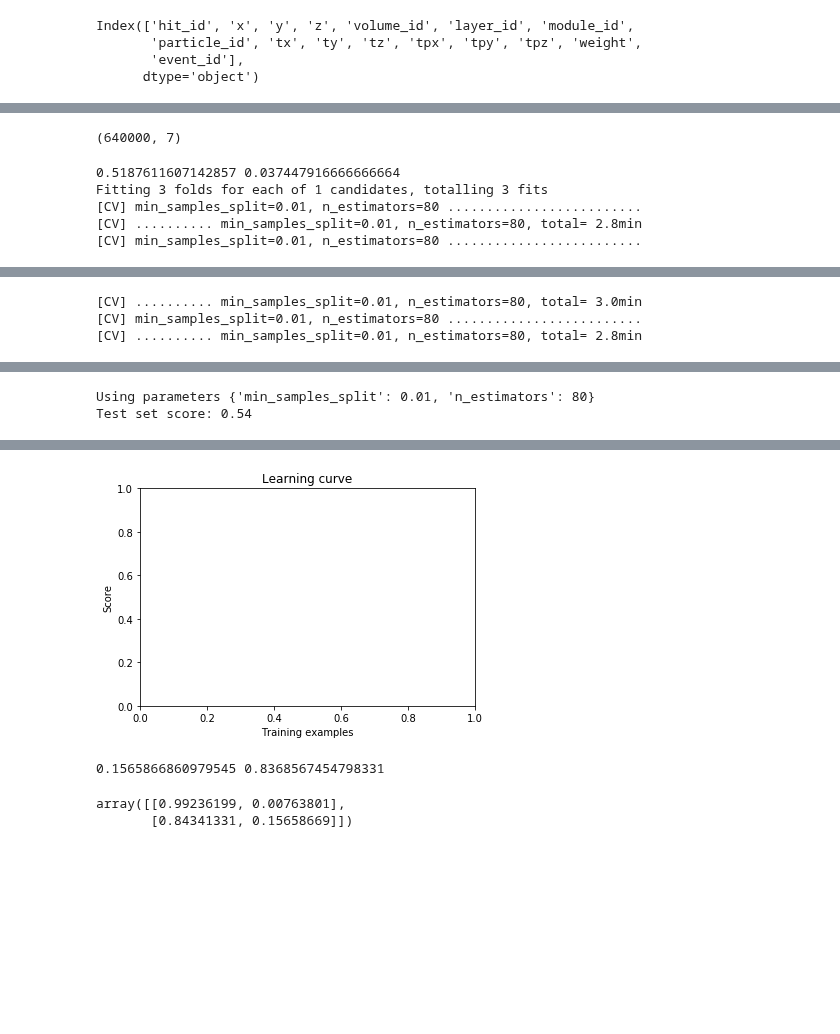
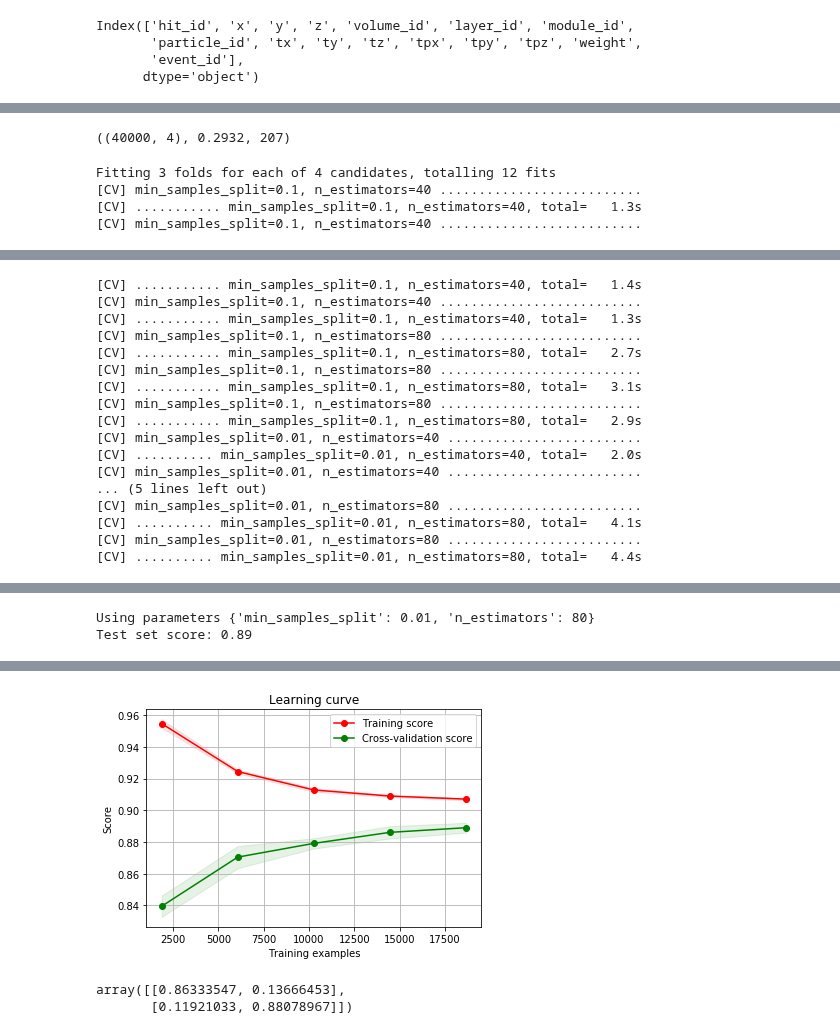
Before and after one commit to jonnor/datascience-master, a Jupyter notebook: trackml/Particles.ipynb, the cells around one changed output, grey strips where cells are left out. Drawn from its saved outputs; the diff is of its cells as text; code cells hidden in the pictures; blank space fills up the shorter version.

```diff
--- a/trackml/Particles.ipynb
+++ b/trackml/Particles.ipynb
@@ -135,23 +149,23 @@ def pair_features(pairs):
     features['zd'] = pairs['znorm_a'] - pairs['znorm_b']
 
     # Position
-    features['xa'] = pairs['xnorm_a']
-    features['ya'] = pairs['ynorm_a']
-    features['za'] = pairs['znorm_a']
+    #features['xa'] = pairs['xnorm_a']
+    #features['ya'] = pairs['ynorm_a']
+    #features['za'] = pairs['znorm_a']
 
     # Target
     features['matches'] = pairs['matches']
 
     return features
 
-pairs = sample_pairs(40, random_state=2)
+pairs = sample_pairs(100, random_state=2)
 data = pair_features(pairs)
-data.shape, data.matches.mean()
+data.shape, data.matches.mean(), len(pairs['particle_id_a'].unique())
 
 #data[data.matches==False].head(n=2)
 #data[data.matches==True].head(n=2)
 # %% [output]
-(640000, 7)
+((40000, 4), 0.2932, 207)
 # %%
 #data[['xd', 'yd', 'zd']].groupby(data['matches']).hist(figsize=(16,8), bins=40, alpha=0.8)
 # %%
@@ -219,17 +233,8 @@ data_columns = list(set(data.columns) - set(target_columns))
 
 s = model_selection.train_test_split(data[data_columns], data[target_columns], test_size=test_size, random_state=seed)
 X_train, X_test, Y_train, Y_test = s
-
-train = X_train
-train['matches'] = Y_train['matches']
-train = equalize_matches(train)
-X_train = train[data_columns]
-Y_train = train[target_columns]
-
 Y_train = Y_train['matches']
 Y_test = Y_test['matches']
-
-print(Y_train.mean(), Y_test.mean())
 
 from sklearn.ensemble import RandomForestClassifier
 from sklearn.ensemble import ExtraTreesClassifier
@@ -238,8 +243,8 @@ metric = 'average_precision'
 
 estimator = RandomForestClassifier()
 parameters = {
-    'n_estimators': [ 80 ],
-    'min_samples_split': [ 0.01 ],
+    'n_estimators': [ 40, 80 ],
+    'min_samples_split': [ 0.1, 0.01 ],
 }
 search = model_selection.GridSearchCV(estimator, parameters, cv=3, verbose=2, scoring=metric)
 search.fit(X_train, Y_train)
@@ -251,8 +256,7 @@ print('Test set score: %.2f' % (score,))
 
 plot_learning_curve(search.best_estimator_, 'Learning curve', X_train, Y_train, metric=metric)
 # %% [output]
-0.5187611607142857 0.037447916666666664
-Fitting 3 folds for each of 1 candidates, totalling 3 fits
-[CV] min_samples_split=0.01, n_estimators=80 .........................
-[CV] .......... min_samples_split=0.01, n_estimators=80, total= 2.8min
-[CV] min_samples_split=0.01, n_estimators=80 .........................
+Fitting 3 folds for each of 4 candidates, totalling 12 fits
+[CV] min_samples_split=0.1, n_estimators=40 ..........................
+[CV] ........... min_samples_split=0.1, n_estimators=40, total=   1.3s
+[CV] min_samples_split=0.1, n_estimators=40 ..........................
@@ -260,3 +264,17 @@ Fitting 3 folds for each of 1 candidates, totalling 3 fits
-[CV] .......... min_samples_split=0.01, n_estimators=80, total= 3.0min
+[CV] ........... min_samples_split=0.1, n_estimators=40, total=   1.4s
+[CV] min_samples_split=0.1, n_estimators=40 ..........................
+[CV] ........... min_samples_split=0.1, n_estimators=40, total=   1.3s
+[CV] min_samples_split=0.1, n_estimators=80 ..........................
+[CV] ........... min_samples_split=0.1, n_estimators=80, total=   2.7s
+[CV] min_samples_split=0.1, n_estimators=80 ..........................
+[CV] ........... min_samples_split=0.1, n_estimators=80, total=   3.1s
+[CV] min_samples_split=0.1, n_estimators=80 ..........................
+[CV] ........... min_samples_split=0.1, n_estimators=80, total=   2.9s
+[CV] min_samples_split=0.01, n_estimators=40 .........................
+[CV] .......... min_samples_split=0.01, n_estimators=40, total=   2.0s
+[CV] min_samples_split=0.01, n_estimators=40 .........................
+... (5 lines left out)
 [CV] min_samples_split=0.01, n_estimators=80 .........................
-[CV] .......... min_samples_split=0.01, n_estimators=80, total= 2.8min
+[CV] .......... min_samples_split=0.01, n_estimators=80, total=   4.1s
+[CV] min_samples_split=0.01, n_estimators=80 .........................
+[CV] .......... min_samples_split=0.01, n_estimators=80, total=   4.4s
@@ -264,2 +282,2 @@ Fitting 3 folds for each of 1 candidates, totalling 3 fits
 Using parameters {'min_samples_split': 0.01, 'n_estimators': 80}
-Test set score: 0.54
+Test set score: 0.89
@@ -267,12 +285,8 @@ IndexError: index 1 is out of bounds for axis 1 with size 1
-[figure, old version]
+[figure, new version]
 # %%
-precision = metrics.get_scorer('precision')(search.best_estimator_, X_test, Y_test)
-recall = metrics.get_scorer('recall')(search.best_estimator_, X_test, Y_test)
 cm = metrics.confusion_matrix(search.best_estimator_.predict(X_test), Y_test)
-print(precision, recall)
 cm.astype('float') / cm.sum(axis=1)[:, numpy.newaxis]
 # %% [output]
-0.1565866860979545 0.8368567454798331
+array([[0.86333547, 0.13666453],
+       [0.11921033, 0.88078967]])
-array([[0.99236199, 0.00763801],
-       [0.84341331, 0.15658669]])
 # %%
```
Also changed, not shown: parts of 4 cells of this notebook.
